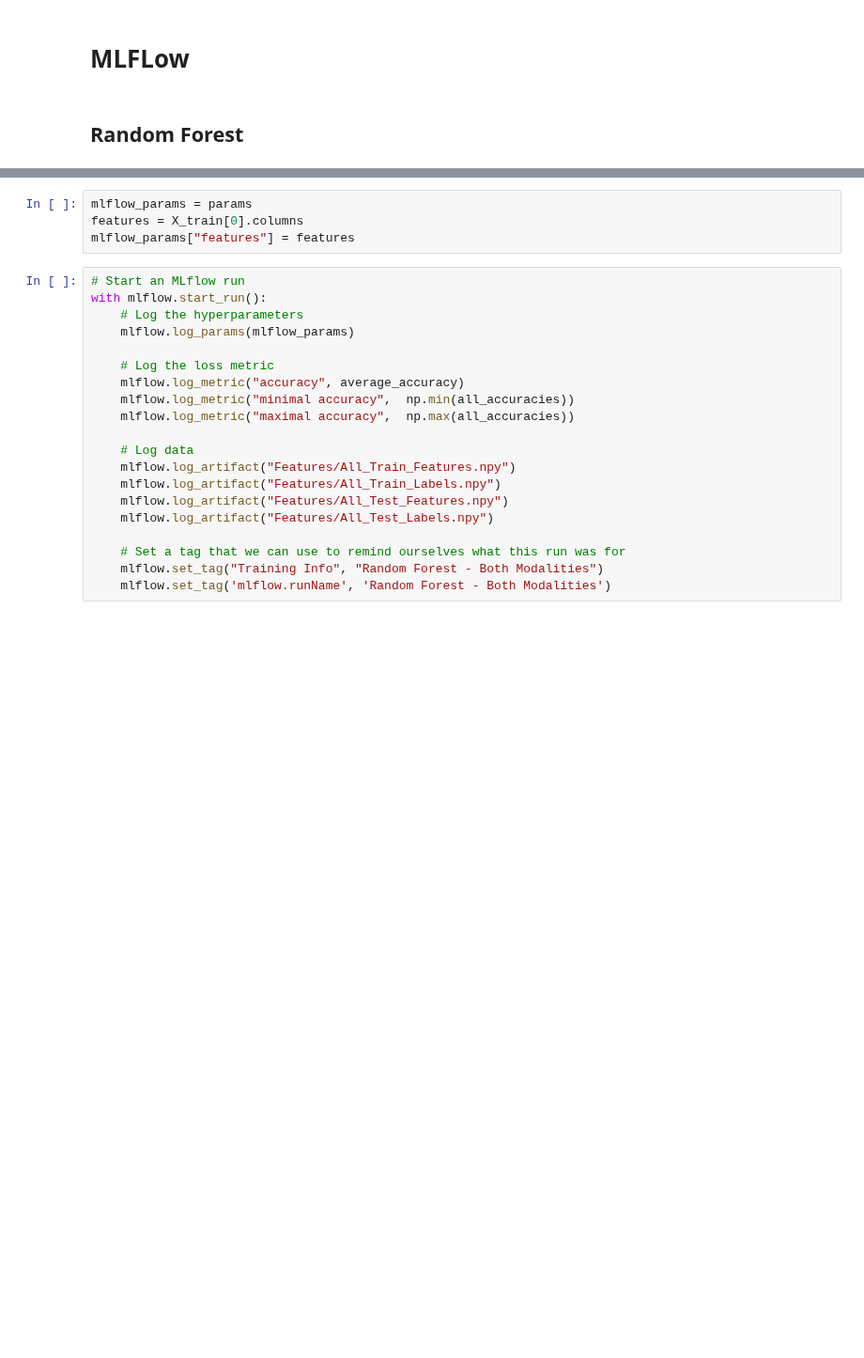
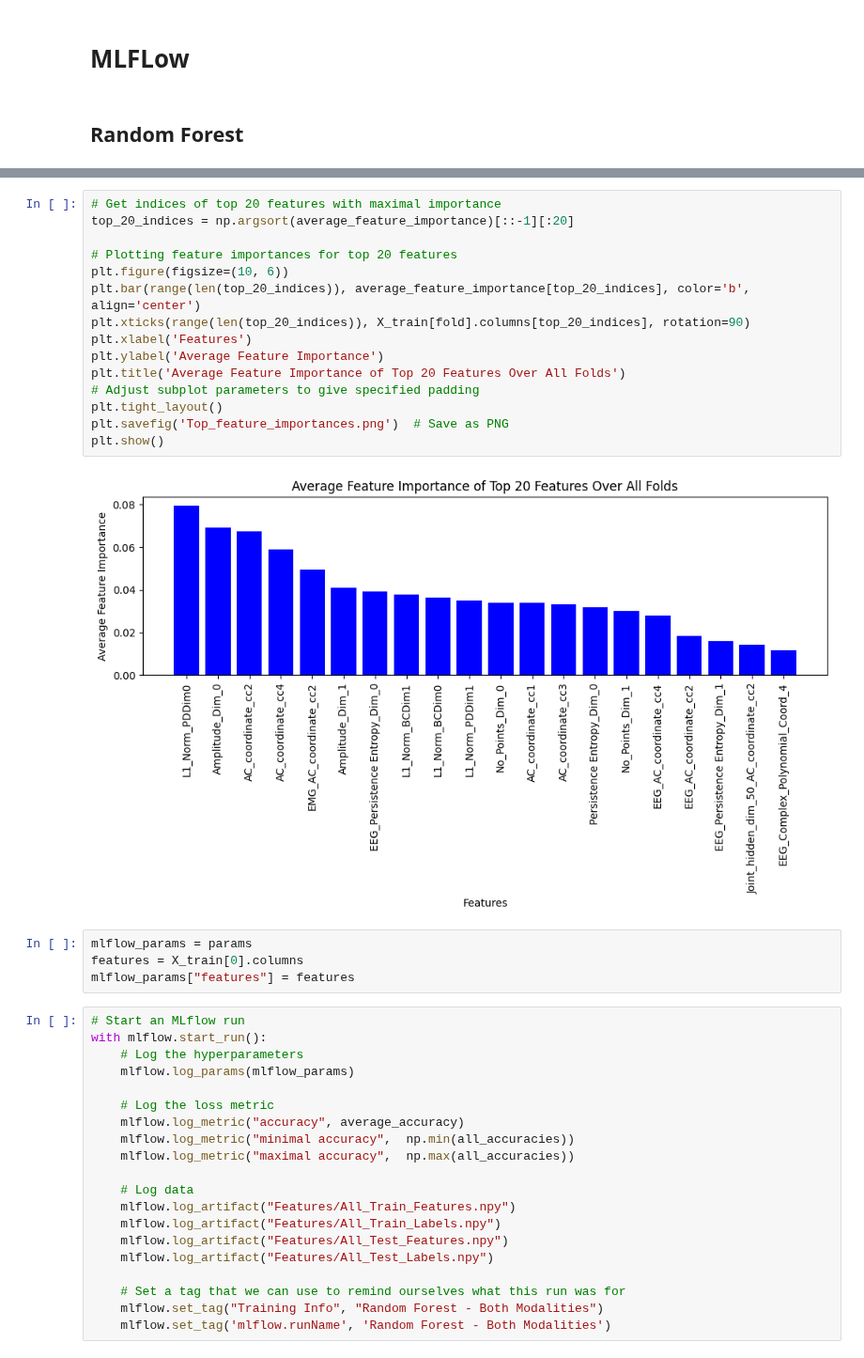
Before and after one commit to peppey/Topological-Data-Analysis-on-Brain-Data, a Jupyter notebook: Anesthesia_Data/Classification.ipynb, the cells around one changed output, grey strips where cells are left out. Shown at 94% size. Cells and saved outputs as stored; diff of their text form; blank space fills up the shorter version.

```diff
--- a/Anesthesia_Data/Classification.ipynb
+++ b/Anesthesia_Data/Classification.ipynb
@@ -111,3 +142,20 @@ Average Accuracy: 0.975
+# %%
+# Get indices of top 20 features with maximal importance
+top_20_indices = np.argsort(average_feature_importance)[::-1][:20]
+
+# Plotting feature importances for top 20 features
+plt.figure(figsize=(10, 6))
+plt.bar(range(len(top_20_indices)), average_feature_importance[top_20_indices], color='b', align='center')
+plt.xticks(range(len(top_20_indices)), X_train[fold].columns[top_20_indices], rotation=90)
+plt.xlabel('Features')
+plt.ylabel('Average Feature Importance')
+plt.title('Average Feature Importance of Top 20 Features Over All Folds')
+# Adjust subplot parameters to give specified padding
+plt.tight_layout()
+plt.savefig('Top_feature_importances.png')  # Save as PNG
+plt.show()
+# %% [output]
+[figure, added]
 # %%
 mlflow_params = params
 features = X_train[0].columns
```
Also changed, not shown: parts of 19 cells of this notebook.
